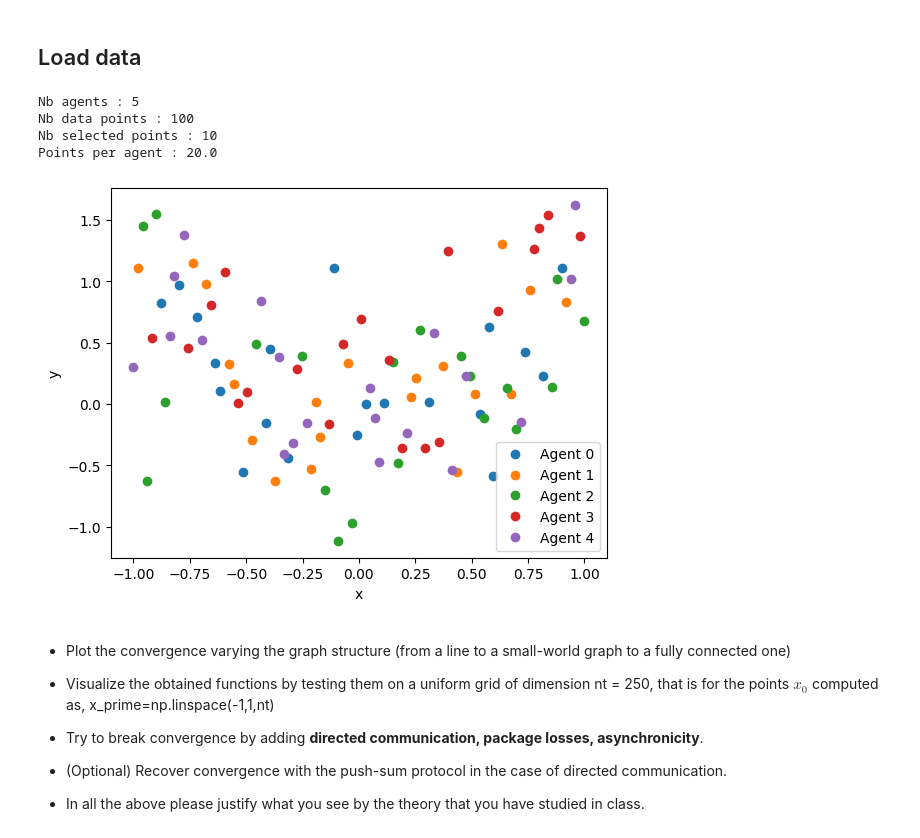
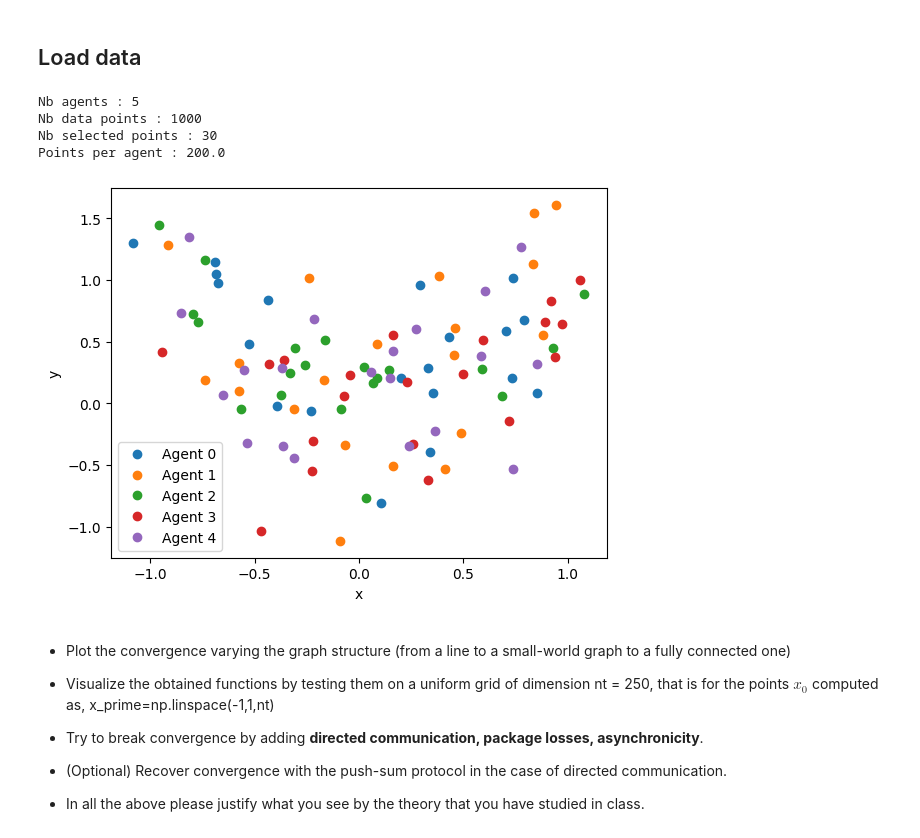
Before and after one commit to slimane-el/Cooperative_optimization, a Jupyter notebook: analysis.ipynb, the cells around one changed output. Drawn from its saved outputs; the diff is of its cells as text; code cells hidden in the pictures.

```diff
--- a/analysis.ipynb
+++ b/analysis.ipynb
@@ -8,29 +8,29 @@ from dualdec import *
 # %%
 # Generate the data
 a = 5
-n = 100
-m = 10
+n = 1000
+m = 30
 agent_x, agent_y, x_selected, y_selected, selected_points, selected_points_agents, K, x, y = get_agents_from_pickle(
     'first_database.pkl', a, n, m)
 print(f'Nb agents : {a}')
 print(f'Nb data points : {n}')
 print(f'Nb selected points : {m}')
 print(f'Points per agent : {n/a}\n')
 
 # # Data visualization per agent
 for i in range(a):
     plt.plot(agent_x[i], agent_y[i], 'o', label=f'Agent {i}')
 # plt.plot(x, y, 'o', label='Data')
 plt.xlabel('x')
 plt.ylabel('y')
 plt.legend()
 plt.show()
 # %% [output]
 Nb agents : 5
-Nb data points : 100
-Nb selected points : 10
-Points per agent : 20.0
+Nb data points : 1000
+Nb selected points : 30
+Points per agent : 200.0
-[figure, old version]
+[figure, new version]
 # %%
 def visualize_predict(alpha_list, alpha_optim_linalg, alpha_optim, agent_x, agent_y, x_selected):
     # Data visualization
```
Also changed, not shown: parts of 1 cell of this notebook.
